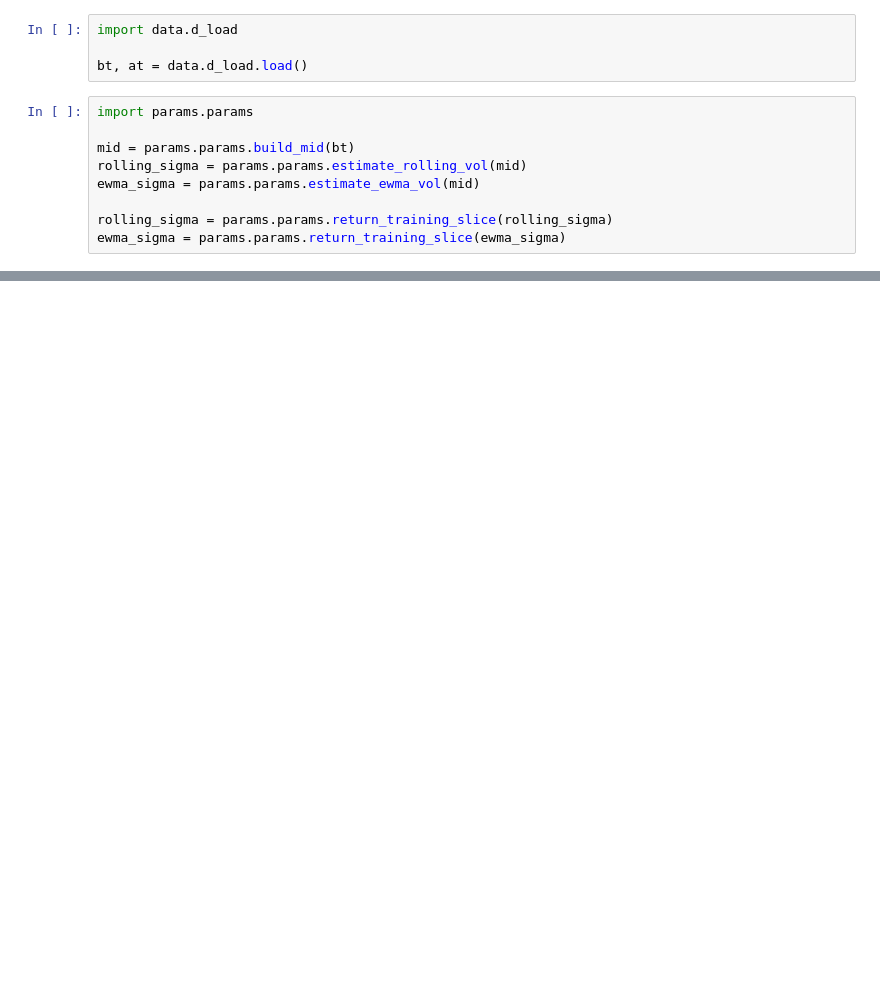
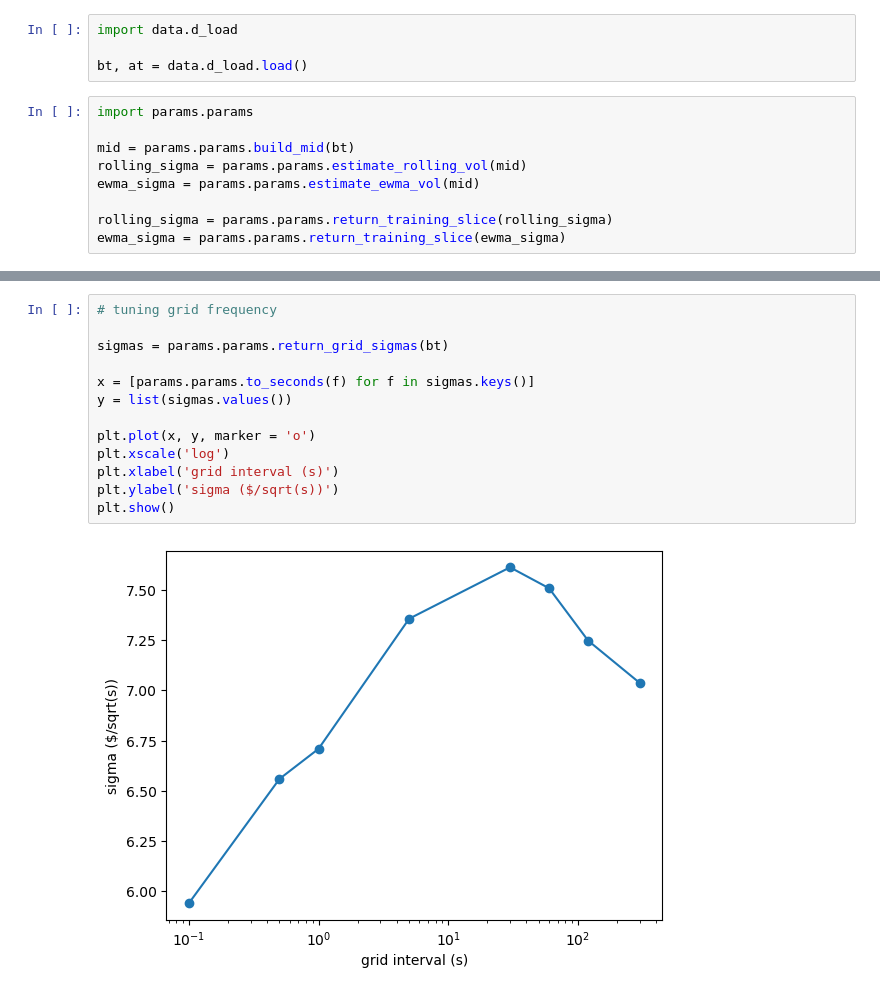
Before and after one commit to akshathp0/avellaneda-stoikov, a Jupyter notebook: validate_data.ipynb, the cells around one changed output, grey strips where cells are left out. Drawn from its saved outputs; the diff is of its cells as text; blank space fills up the shorter version.

Commit message:
grid frequencies tuned

```diff
--- a/validate_data.ipynb
+++ b/validate_data.ipynb
@@ -25,0 +28,15 @@ plt.show()
+# %%
+# tuning grid frequency
+
+sigmas = params.params.return_grid_sigmas(bt)
+
+x = [params.params.to_seconds(f) for f in sigmas.keys()]
+y = list(sigmas.values())
+
+plt.plot(x, y, marker = 'o')
+plt.xscale('log')
+plt.xlabel('grid interval (s)')
+plt.ylabel('sigma ($/sqrt(s))')
+plt.show()
+# %% [output]
+[figure, added]
```
Also changed, not shown: parts of 2 cells of this notebook, 3 other files.
